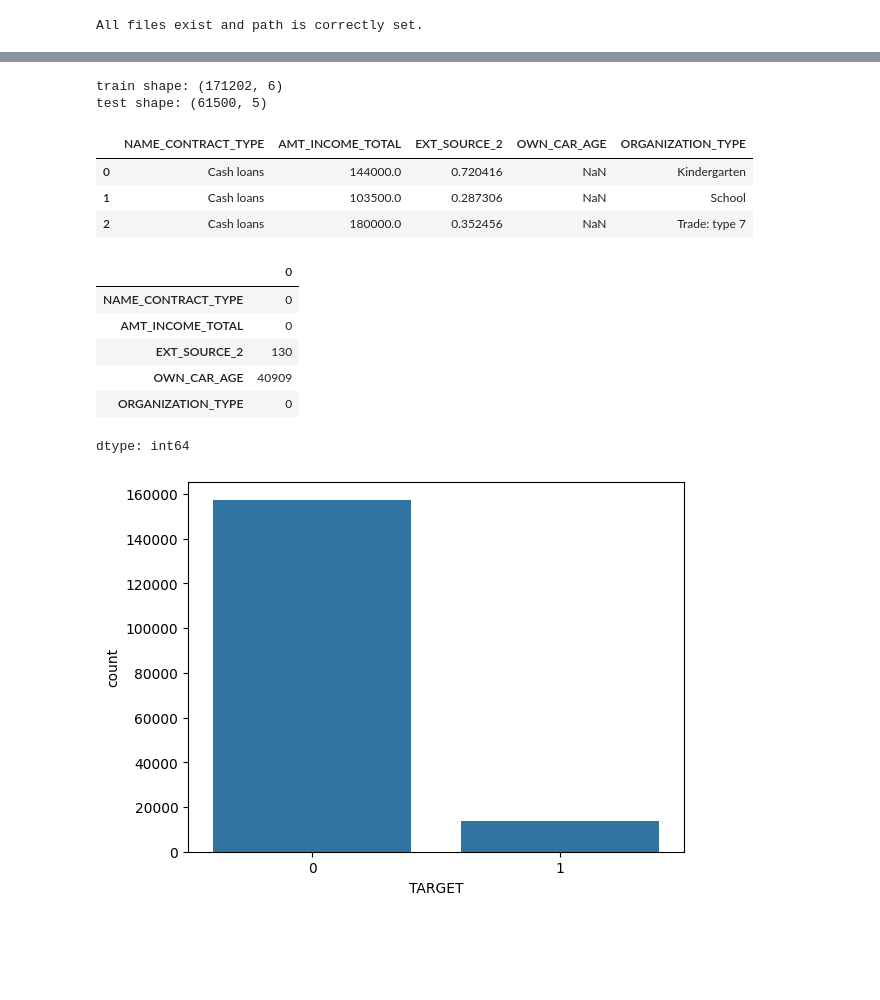
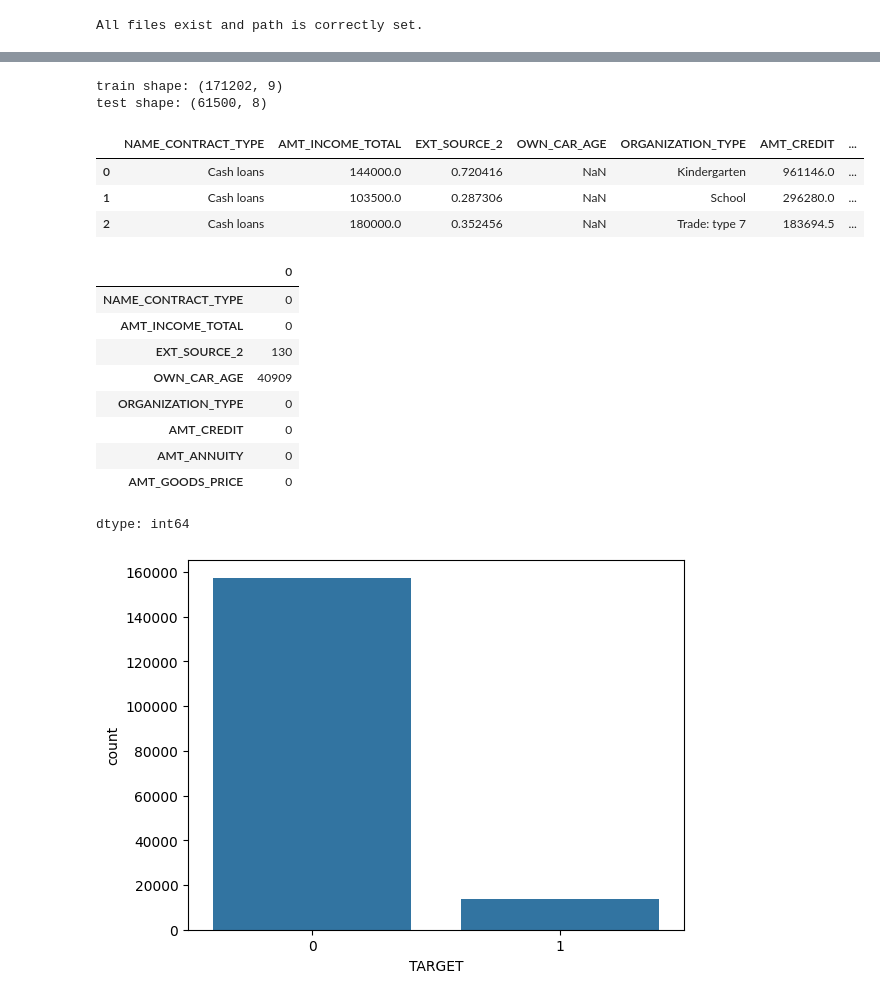
Before and after one commit to Ferdisalah/LPCVC_2026, a Jupyter notebook: GCI 2026.ipynb, the cells around one changed output, grey strips where cells are left out. Cells and saved outputs as stored; diff of their text form; code cells hidden in the pictures; blank space fills up the shorter version.

```diff
--- a/GCI 2026.ipynb
+++ b/GCI 2026.ipynb
@@ -54,30 +53,34 @@ test shape: (61500, 33)
 # %%
 # Focus on 5 features
 use_features = [
  "NAME_CONTRACT_TYPE",
  "AMT_INCOME_TOTAL",
  "EXT_SOURCE_2",
  "OWN_CAR_AGE",
  "ORGANIZATION_TYPE",
+ "AMT_CREDIT"	,
+ "AMT_ANNUITY",
+ "AMT_GOODS_PRICE",
+
  # add new features to use here
 ]
 target = train["TARGET"].values
 train = train[use_features]
 train["TARGET"] = target
 test = test[use_features]
 # Check train data
 print(f"train shape: {train.shape}")
 train.head(3)
 # Check test data
 print(f"test shape: {test.shape}")
 test.head(3)
 # %% [output]
-train shape: (171202, 6)
-test shape: (61500, 5)
+train shape: (171202, 9)
+test shape: (61500, 8)
-|  | NAME_CONTRACT_TYPE | AMT_INCOME_TOTAL | EXT_SOURCE_2 | OWN_CAR_AGE | ORGANIZATION_TYPE |
-| 0 | Cash loans | 144000.0 | 0.720416 | NaN | Kindergarten |
-| 1 | Cash loans | 103500.0 | 0.287306 | NaN | School |
-| 2 | Cash loans | 180000.0 | 0.352456 | NaN | Trade: type 7 |
+|  | NAME_CONTRACT_TYPE | AMT_INCOME_TOTAL | EXT_SOURCE_2 | OWN_CAR_AGE | ORGANIZATION_TYPE | AMT_CREDIT | ... |
+| 0 | Cash loans | 144000.0 | 0.720416 | NaN | Kindergarten | 961146.0 | ... |
+| 1 | Cash loans | 103500.0 | 0.287306 | NaN | School | 296280.0 | ... |
+| 2 | Cash loans | 180000.0 | 0.352456 | NaN | Trade: type 7 | 183694.5 | ... |
 # %%
 # Check missing values of train data
 train.isnull().sum()
@@ -90,6 +93,9 @@ test.isnull().sum()
 | EXT_SOURCE_2 | 130 |
 | OWN_CAR_AGE | 40909 |
 | ORGANIZATION_TYPE | 0 |
+| AMT_CREDIT | 0 |
+| AMT_ANNUITY | 0 |
+| AMT_GOODS_PRICE | 0 |
 dtype: int64
 # %%
 # The distribution of the target (default or not)
```
Also changed, not shown: parts of 8 cells of this notebook.
